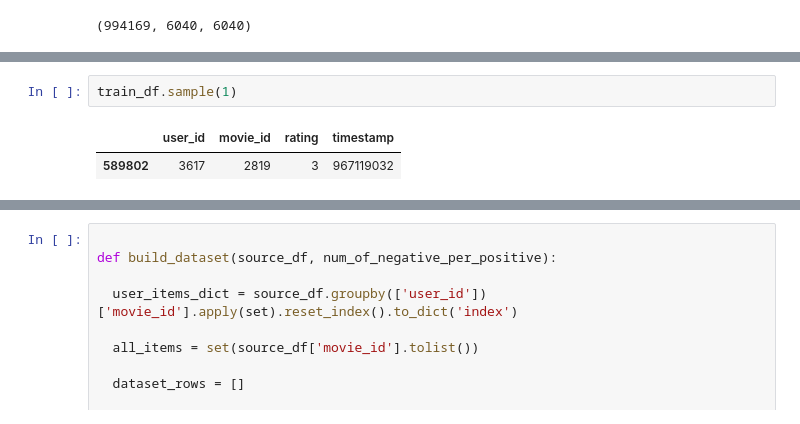
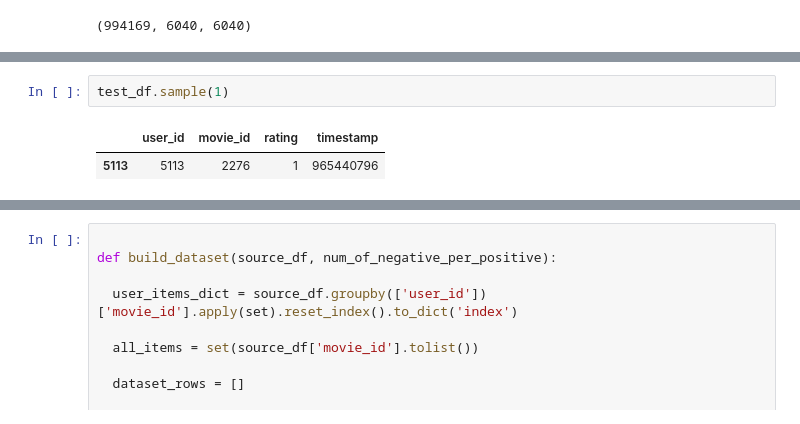
Before and after one commit to gabibu/recommendationsystems, a Jupyter notebook: exe3_solution.ipynb, the cells around one changed output, grey strips where cells are left out. Cells and saved outputs as stored; diff of their text form.

```diff
--- a/exe3_solution.ipynb
+++ b/exe3_solution.ipynb
@@ -273,5 +273,5 @@ test_negative_df.sample(3)
 # %%
-train_df.sample(1)
+test_df.sample(1)
 # %% [output]
 |  | user_id | movie_id | rating | timestamp |
-| 589802 | 3617 | 2819 | 3 | 967119032 |
+| 5113 | 5113 | 2276 | 1 | 965440796 |
```
Also changed, not shown: parts of 11 cells of this notebook.
